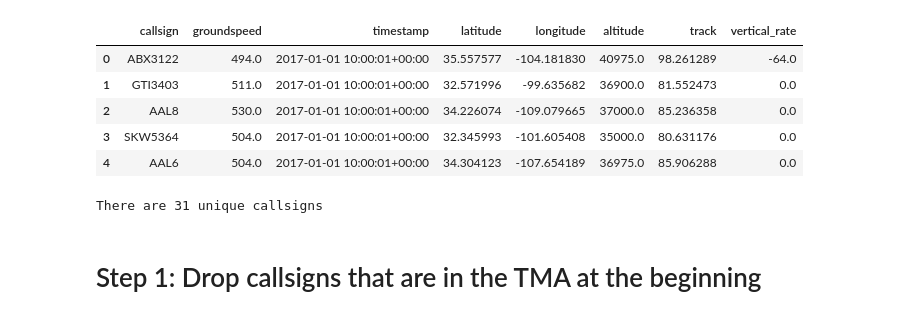
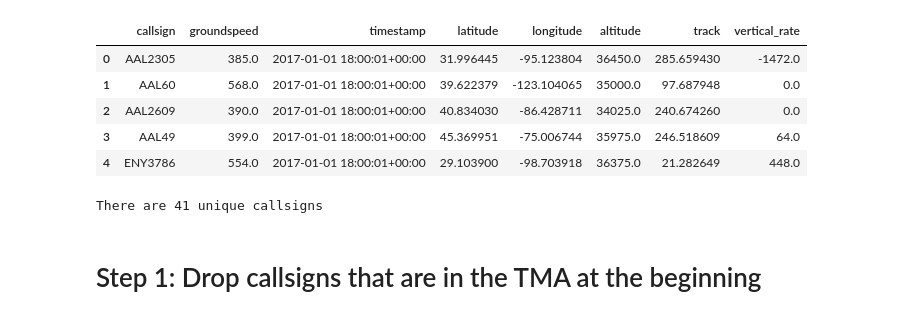
Before and after one commit to thinhhoang95/wxmds, a Jupyter notebook: traj/_preprocess_trajectories.ipynb, the cells around one changed output. Cells and saved outputs as stored; diff of their text form; code cells hidden in the pictures.

```diff
--- a/traj/_preprocess_trajectories.ipynb
+++ b/traj/_preprocess_trajectories.ipynb
@@ -3,22 +3,22 @@ import pandas as pd
 import numpy as np
 from matplotlib import pyplot as plt
 # %%
-trajs = pd.read_csv('../hrrr17x_0.csv')
+trajs = pd.read_csv('../hrrr17x_2.csv.gz', compression='gzip')
 # only keep columns callsign, groundspeed, timestamp, latitude, longitude, altitude, track, vertical_rate
 trajs = trajs[['callsign', 'groundspeed', 'timestamp', 'latitude', 'longitude', 'altitude', 'track', 'vertical_rate']]
 trajs.head()
 # %% [output]
 |  | callsign | groundspeed | timestamp | latitude | longitude | altitude | track | vertical_rate |
-| 0 | ABX3122 | 494.0 | 2017-01-01 10:00:01+00:00 | 35.557577 | -104.181830 | 40975.0 | 98.261289 | -64.0 |
-| 1 | GTI3403 | 511.0 | 2017-01-01 10:00:01+00:00 | 32.571996 | -99.635682 | 36900.0 | 81.552473 | 0.0 |
-| 2 | AAL8 | 530.0 | 2017-01-01 10:00:01+00:00 | 34.226074 | -109.079665 | 37000.0 | 85.236358 | 0.0 |
-| 3 | SKW5364 | 504.0 | 2017-01-01 10:00:01+00:00 | 32.345993 | -101.605408 | 35000.0 | 80.631176 | 0.0 |
-| 4 | AAL6 | 504.0 | 2017-01-01 10:00:01+00:00 | 34.304123 | -107.654189 | 36975.0 | 85.906288 | 0.0 |
+| 0 | AAL2305 | 385.0 | 2017-01-01 18:00:01+00:00 | 31.996445 | -95.123804 | 36450.0 | 285.659430 | -1472.0 |
+| 1 | AAL60 | 568.0 | 2017-01-01 18:00:01+00:00 | 39.622379 | -123.104065 | 35000.0 | 97.687948 | 0.0 |
+| 2 | AAL2609 | 390.0 | 2017-01-01 18:00:01+00:00 | 40.834030 | -86.428711 | 34025.0 | 240.674260 | 0.0 |
+| 3 | AAL49 | 399.0 | 2017-01-01 18:00:01+00:00 | 45.369951 | -75.006744 | 35975.0 | 246.518609 | 64.0 |
+| 4 | ENY3786 | 554.0 | 2017-01-01 18:00:01+00:00 | 29.103900 | -98.703918 | 36375.0 | 21.282649 | 448.0 |
 # %%
 callsigns = trajs['callsign'].unique()
 print('There are {} unique callsigns'.format(len(callsigns)))
 # %% [output]
-There are 31 unique callsigns
+There are 41 unique callsigns
 # %% [markdown]
 # Step 1: Drop callsigns that are in the TMA at the beginning
 # %%
```
Also changed, not shown: parts of 6 cells of this notebook, 20 other files.
